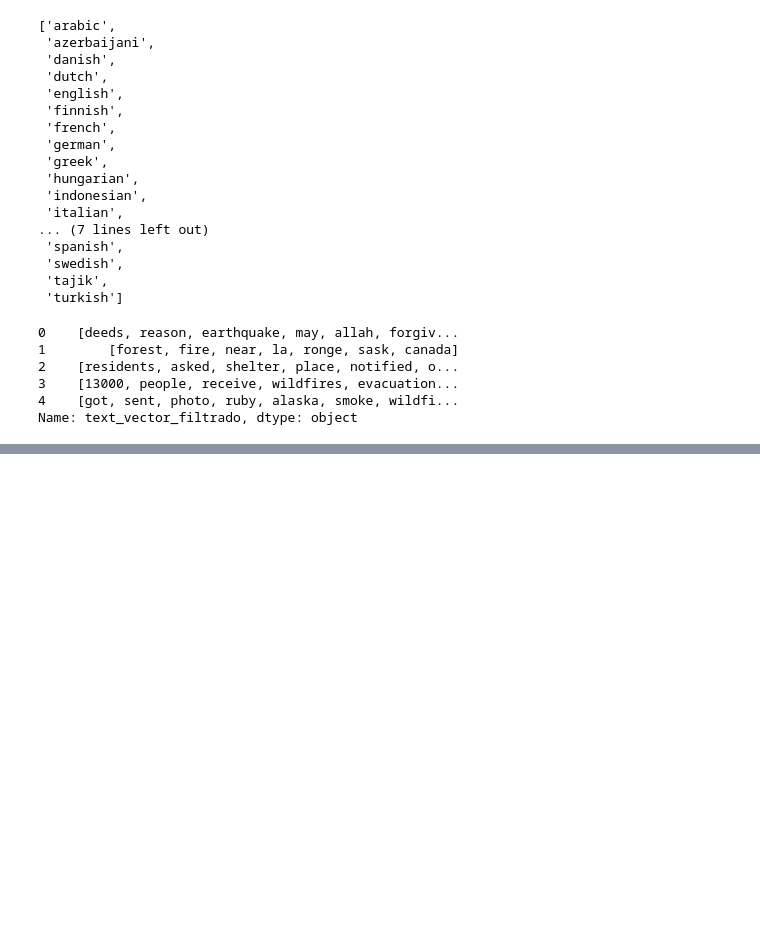
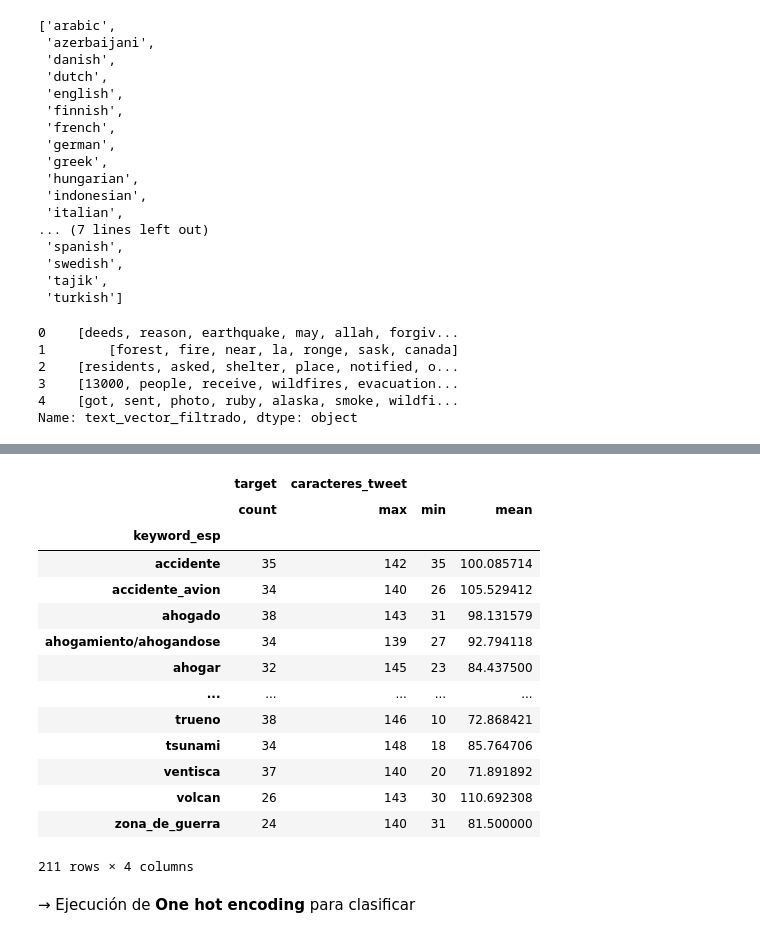
Before and after one commit to elemi10/7506-TP-Org-de-datos, a Jupyter notebook: TP1_Mas_ordenado.ipynb, the cells around one changed output, grey strips where cells are left out. Cells and saved outputs as stored; diff of their text form; code cells hidden in the pictures; blank space fills up the shorter version.

```diff
--- a/TP1_Mas_ordenado.ipynb
+++ b/TP1_Mas_ordenado.ipynb
@@ -368,0 +401,5 @@ df_train.head(2)
+# %%
+# "Limpiamos" la serie de caracteres especiales
+df_train['keyword']=df_train['keyword'].str.replace('%20','_')
+# Verificamos actualización
+df_train['keyword'].unique()
@@ -368,0 +426,4 @@ df_train.head(2)
+# %%
+# Listo para generar un diccionario y traducir la serie 'keyword'
+keyword_list=df_train['keyword'].unique().tolist()
+print(keyword_list)
@@ -368,0 +438,10 @@ df_train.head(2)
+# %%
+#1 Genero el diccionario eng-esp de la serie 'Keyword'
+keyword_dicc={}
+y=0
+for x in keyword_list:
+  keyword_dicc[x]=keyword_list_esp[y]
+  y=y+1
+  #print(keyword_dicc)
+
+print(keyword_dicc)
@@ -368,0 +450,4 @@ df_train.head(2)
+# %%
+# Mapeo los valores de las key del diccionario keyword_dicc
+df_train['keyword_esp']=df_train['keyword'].map(keyword_dicc)
+df_train.head(2)
@@ -368,0 +497,22 @@ df_train.head(2)
+# %%
+# Otro groupby de la categorias contando ocurrencias de tweets y de caracteres que los conforman
+df_agrupado_ocurrencias=df_train.groupby(['keyword_esp']).agg({'target':['count'],'caracteres_tweet':['max','min','mean']})
+df_agrupado_ocurrencias
+# %% [output]
+|  | target | caracteres_tweet |  |  |
+|  | count | max | min | mean |
+| keyword_esp |  |  |  |  |
+| accidente | 35 | 142 | 35 | 100.085714 |
+| accidente_avion | 34 | 140 | 26 | 105.529412 |
+| ahogado | 38 | 143 | 31 | 98.131579 |
+| ahogamiento/ahogandose | 34 | 139 | 27 | 92.794118 |
+| ahogar | 32 | 145 | 23 | 84.437500 |
+| ... | ... | ... | ... | ... |
+| trueno | 38 | 146 | 10 | 72.868421 |
+| tsunami | 34 | 148 | 18 | 85.764706 |
+| ventisca | 37 | 140 | 20 | 71.891892 |
+| volcan | 26 | 143 | 30 | 110.692308 |
+| zona_de_guerra | 24 | 140 | 31 | 81.500000 |
+211 rows × 4 columns
+# %% [markdown]
+→ Ejecución de **One hot encoding** para clasificar
```
Also changed, not shown: parts of 12 cells of this notebook.
